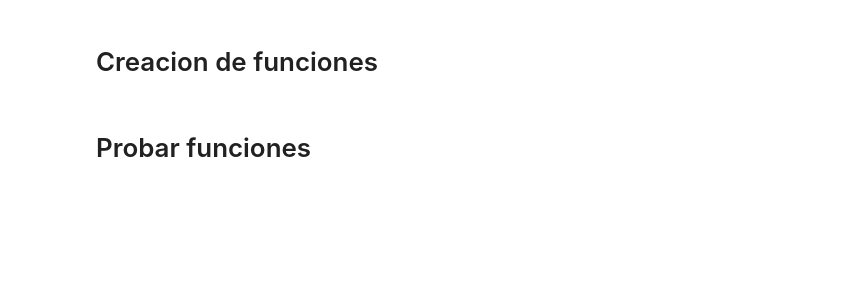
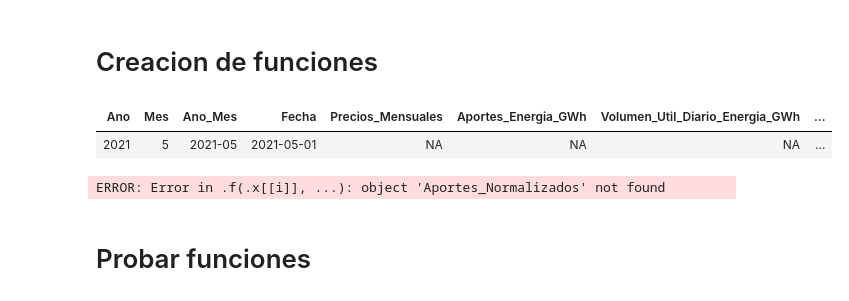
Before and after one commit to camilogavo/modelos_Bolsa, a Jupyter notebook: Models.ipynb, the cells around one changed output. Drawn from its saved outputs; the diff is of its cells as text; code cells hidden in the pictures; blank space fills up the shorter version.

```diff
--- a/Models.ipynb
+++ b/Models.ipynb
@@ -178,0 +171,75 @@ precios<-function(df, start_at){
+# %%
+df%>%tail(1)#%>%select(Fecha, ONI,Aportes_Normalizados,Reservas_Normalizadas)
+# %% [output]
+| Ano | Mes | Ano_Mes | Fecha | Precios_Mensuales | Aportes_Energia_GWh | Volumen_Util_Diario_Energia_GWh | ... |
+| 2021 | 5 | 2021-05 | 2021-05-01 | NA | NA | NA | ... |
+# %%
+fecha_forecast<-seq.Date(from = as.Date('2016-06-01'),length.out = 24,by = 'month')  # Meses para iterar
+
+
+
+        temp<-df%>%select(Fecha,  Aportes_Normalizados,Reservas_Normalizadas, Demanda_Energia_SIN_GWh, Dem_CEN, Precios_Mensuales)
+
+        rezagos_precios<-24
+        rezagos_aportes<-24                                        #Rezagos para los Aportes (parametrizable)
+        rezagos_reserva<-24
+        rezagos_demanda<-24
+        rezagos_dem_cen<-24
+
+
+         for(k in seq(rezagos_precios)){                                         #Creacion de columnas rezagadas Aportes
+            col_precios<-paste0('Precios_',k)                                   #
+            temp[[col_precios]]<-lag(df$Precios_Mensuales,k)                 #
+        }                                                                       #
+
+
+        for(k in seq(rezagos_aportes)){                                         #Creacion de columnas rezagadas Aportes
+            col_aportes<-paste0('Aportes_',k)                                   #
+            temp[[col_aportes]]<-lag(df$Aportes_Normalizados,k)                 #
+        }                                                                       #
+
+        for(p in seq(rezagos_reserva)){                                         #Creacion de columnas rezagadas Aportes
+            col_reservas<-paste0('Reservas_',p)                                 #
+            temp[[col_reservas]]<-lag(df$Reservas_Normalizadas,p)               #
+        }                                                                       #
+
+        for(p in seq(rezagos_demanda)){                                         #Creacion de columnas rezagadas Aportes
+            col_demanda<-paste0('Demanda_GWh_',p)                                  #
+            temp[[col_demanda]]<-lag(df$Demanda_Energia_SIN_GWh,p)                 #
+        }                                                                       #
+
+
+        for(p in seq(rezagos_dem_cen)){                                         #Creacion de columnas rezagadas Aportes
+            col_dem_cen<-paste0('Dem_cen_',p)                                      #
+            temp[[col_dem_cen]]<-lag(df$Dem_CEN,p)                                 #
+        }                                                                       #
+
+
+
+        new_data<-temp
+
+
+
+        temp<-temp%>%select(-1,-2,-3,-4,-5, Precios_Mensuales,
+                                      starts_with('Precios_'),
+                                      starts_with('Aportes_[0-9]'),
+                                      starts_with('Reservas_[0-9]'),
+                                      starts_with('Demanda_GWh_[0-9]'),
+                                      starts_with('Dem_cen_[0-9]'))
+        temp<-temp%>%drop_na()
+
+        #Aplicamos un modelo Forward Selection
+        m_FitAll<-lm(Precios_Mensuales~.,data = temp)                        #Ajusta un modelo con todas las vars
+        m<-(step(lm(Precios_Mensuales~1,data=temp),direction = 'forward',scope = formula(m_FitAll),trace = 0))
+
+        # Seleccionar solo variables significativas
+        toselect.x<-summary(m)$coeff[,4] < 0.01                                 #Define el parametro de tolerancia
+        relevant.x <- names(toselect.x)[toselect.x == TRUE]
+        relevant.x<-relevant.x[relevant.x != '(Intercept)']
+        sig.formula <- as.formula(paste("Precios_Mensuales ~",paste(relevant.x,collapse = '+')))
+
+         m<-lm(formula = sig.formula,data = temp)                                #Ajusta el modelo final
+         y_est<-round(as.vector(unlist(unname(forecast(m,h = 1,newdata = new_data%>%filter(Fecha==fecha_forecast[1]%m+%months(-1))%>%select(Fecha, one_of(names(summary(m)$coeff[-1,1])))%>%select(-Fecha))['mean']))),4)
+         df$Precios_Mensuales[df$Fecha==fecha_forecast[1]]<-y_est
+# %% [output]
+ERROR: Error in .f(.x[[i]], ...): object 'Aportes_Normalizados' not found
```
Also changed, not shown: parts of 7 cells of this notebook, 2 other files.
